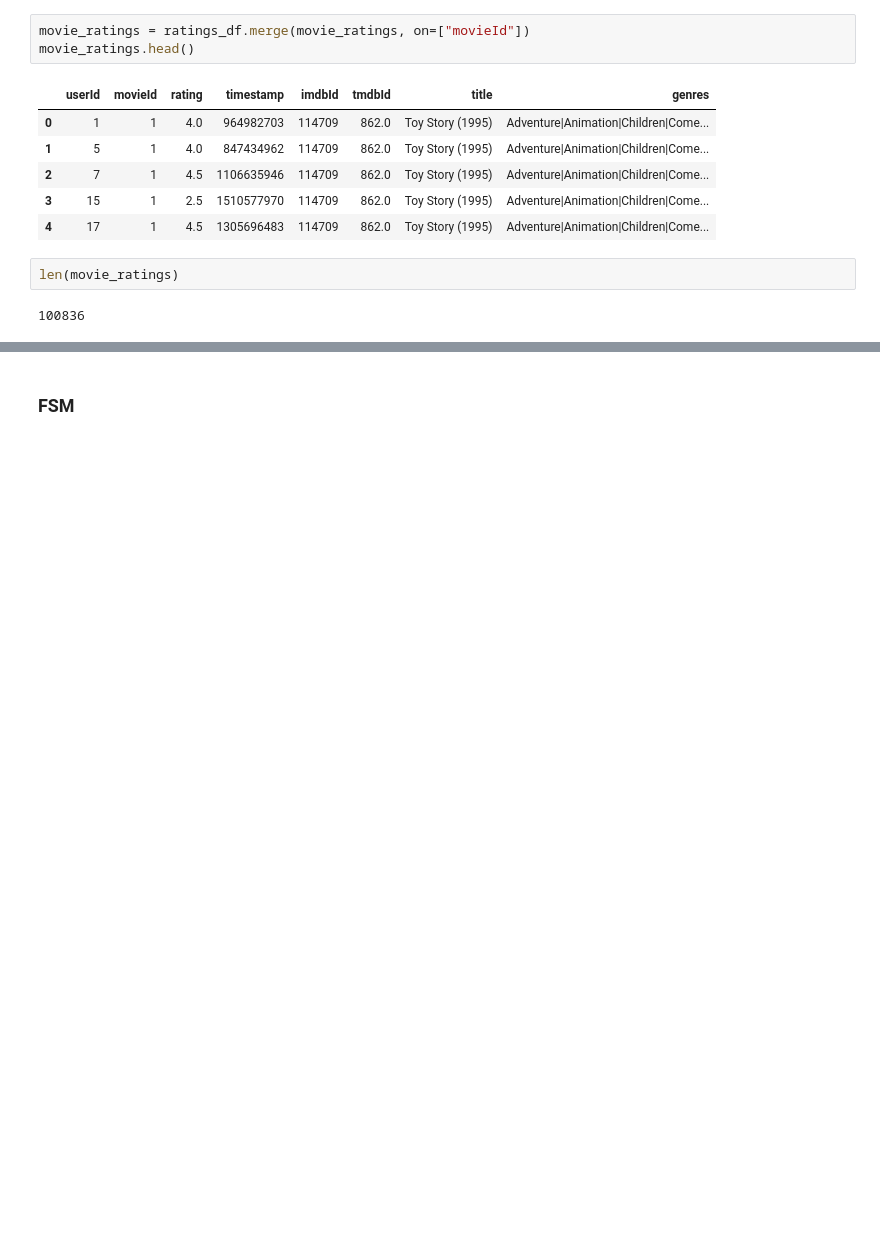
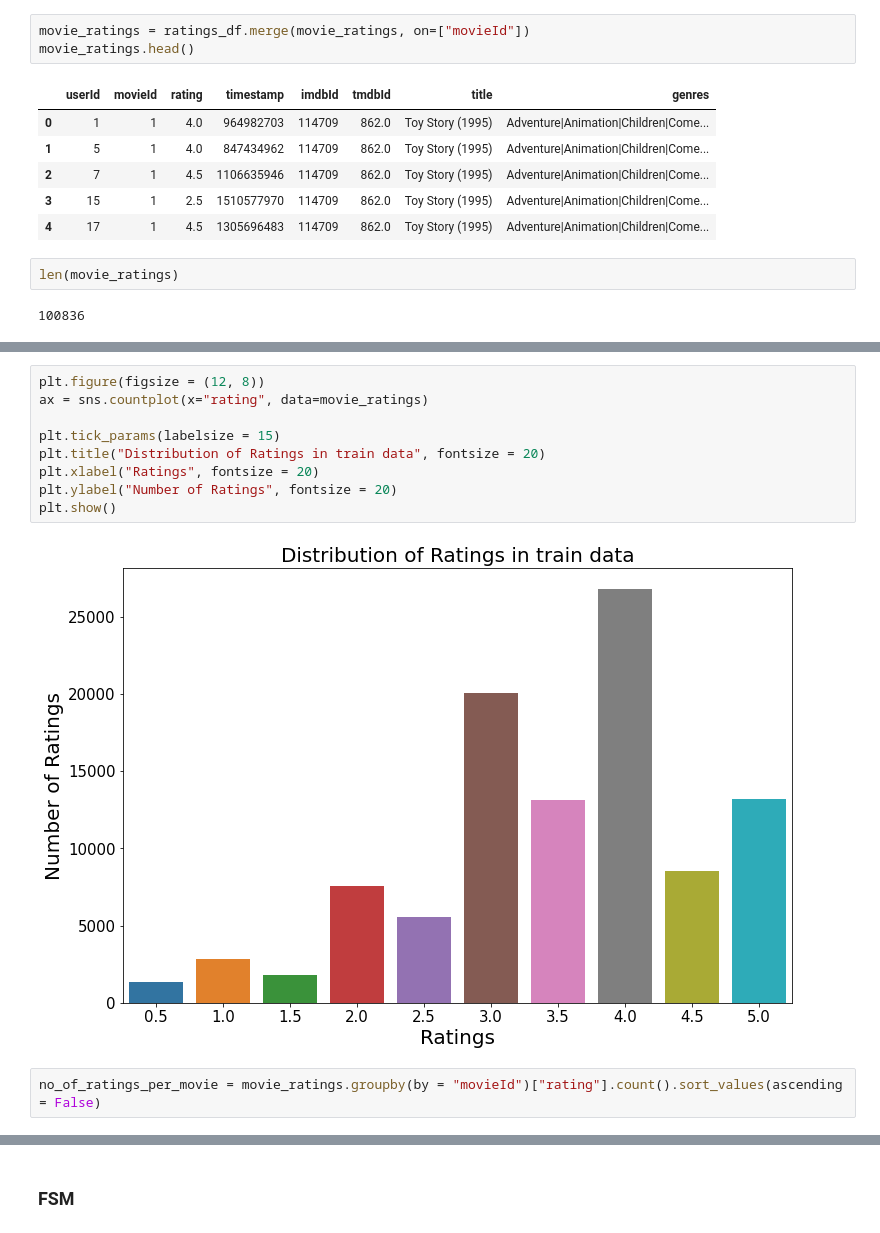
Before and after one commit to SinShady/Movie-Recommender, a Jupyter notebook: notebooks/exploratory/Will_indexs/wills_eda_small.ipynb, the cells around one changed output, grey strips where cells are left out. Saved outputs shown, nothing was run; the diff lists cells and outputs as text; blank space fills up the shorter version.

```diff
--- a/notebooks/exploratory/Will_indexs/wills_eda_small.ipynb
+++ b/notebooks/exploratory/Will_indexs/wills_eda_small.ipynb
@@ -97,0 +120,13 @@ movie_ratings.head()
+# %%
+plt.figure(figsize = (12, 8))
+ax = sns.countplot(x="rating", data=movie_ratings)
+
+plt.tick_params(labelsize = 15)
+plt.title("Distribution of Ratings in train data", fontsize = 20)
+plt.xlabel("Ratings", fontsize = 20)
+plt.ylabel("Number of Ratings", fontsize = 20)
+plt.show()
+# %% [output]
+[figure, added]
+# %%
+no_of_ratings_per_movie = movie_ratings.groupby(by = "movieId")["rating"].count().sort_values(ascending = False)
```
Also changed, not shown: parts of 27 cells of this notebook.
